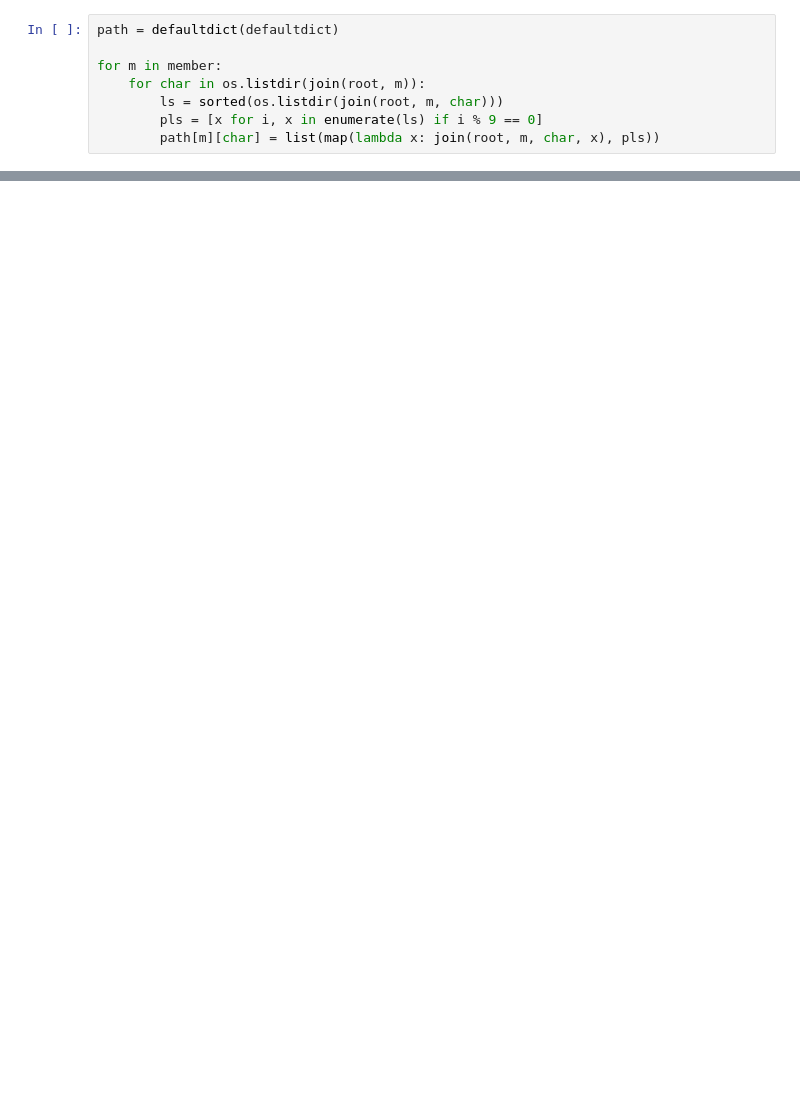
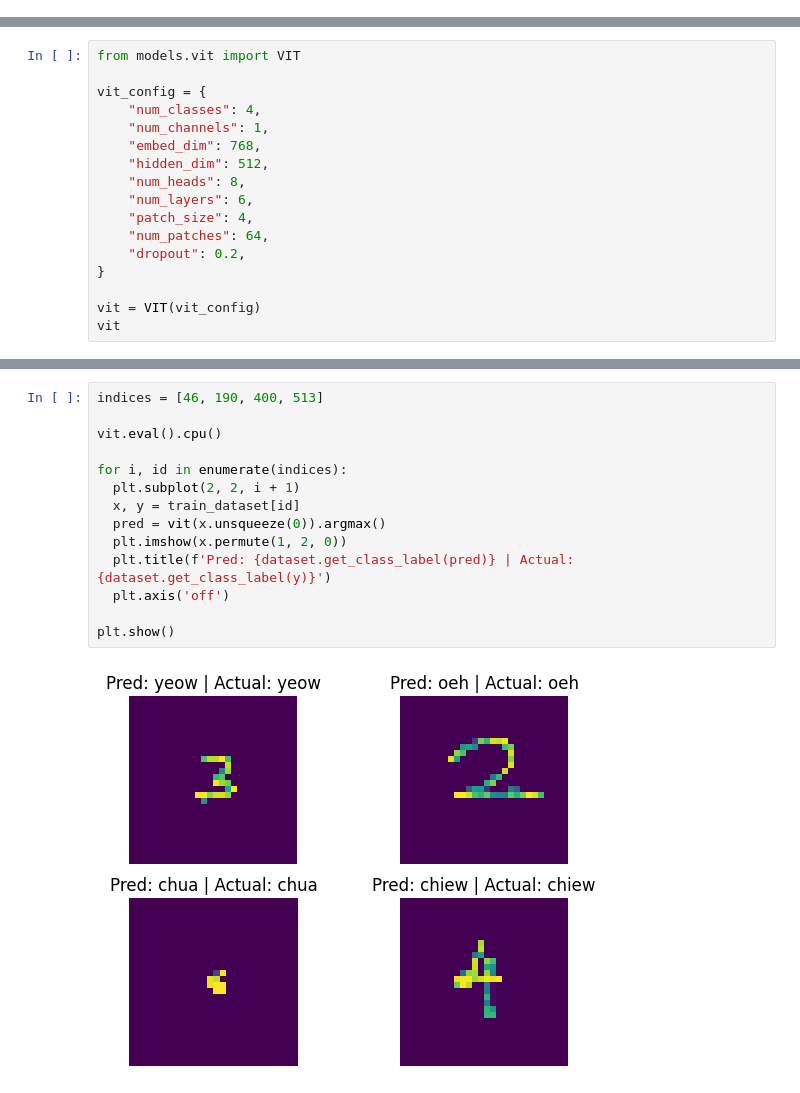
Before and after one commit to chiew256/sc-group-assignment, a Jupyter notebook: main.ipynb, the cells around one changed output, grey strips where cells are left out. Cells and saved outputs as stored; diff of their text form; blank space fills up the shorter version.

```diff
--- a/main.ipynb
+++ b/main.ipynb
@@ -63,8 +0,0 @@ member = os.listdir(root)
-# %%
-path = defaultdict(defaultdict)
-
-for m in member:
-    for char in os.listdir(join(root, m)):
-        ls = sorted(os.listdir(join(root, m, char)))
-        pls = [x for i, x in enumerate(ls) if i % 9 == 0]
-        path[m][char] = list(map(lambda x: join(root, m, char, x), pls))
@@ -223,0 +137,17 @@ Training Done
+# %%
+from models.vit import VIT
+
+vit_config = {
+    "num_classes": 4,
+    "num_channels": 1,
+    "embed_dim": 768,
+    "hidden_dim": 512,
+    "num_heads": 8,
+    "num_layers": 6,
+    "patch_size": 4,
+    "num_patches": 64,
+    "dropout": 0.2,
+}
+
+vit = VIT(vit_config)
+vit
@@ -223,0 +236,16 @@ Training Done
+# %%
+indices = [46, 190, 400, 513]
+
+vit.eval().cpu()
+
+for i, id in enumerate(indices):
+  plt.subplot(2, 2, i + 1)
+  x, y = train_dataset[id]
+  pred = vit(x.unsqueeze(0)).argmax()
+  plt.imshow(x.permute(1, 2, 0))
+  plt.title(f'Pred: {dataset.get_class_label(pred)} | Actual: {dataset.get_class_label(y)}')
+  plt.axis('off')
+
+plt.show()
+# %% [output]
+[figure, added]
```
Also changed, not shown: parts of 78 cells of this notebook.
